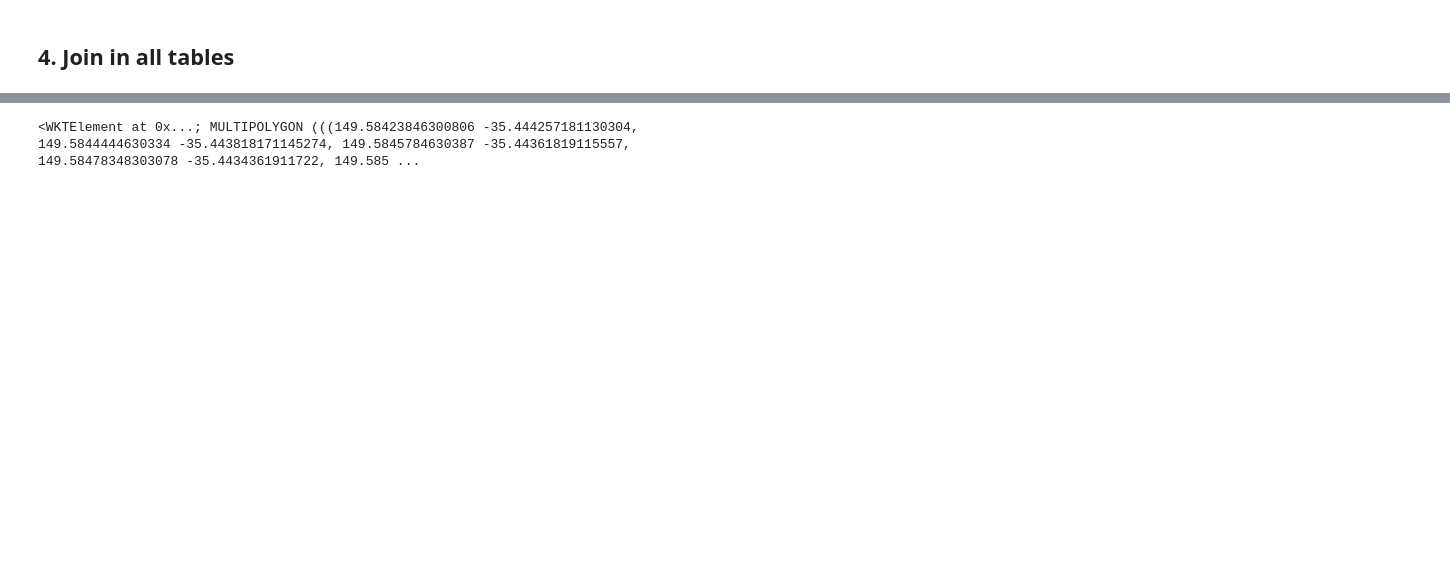
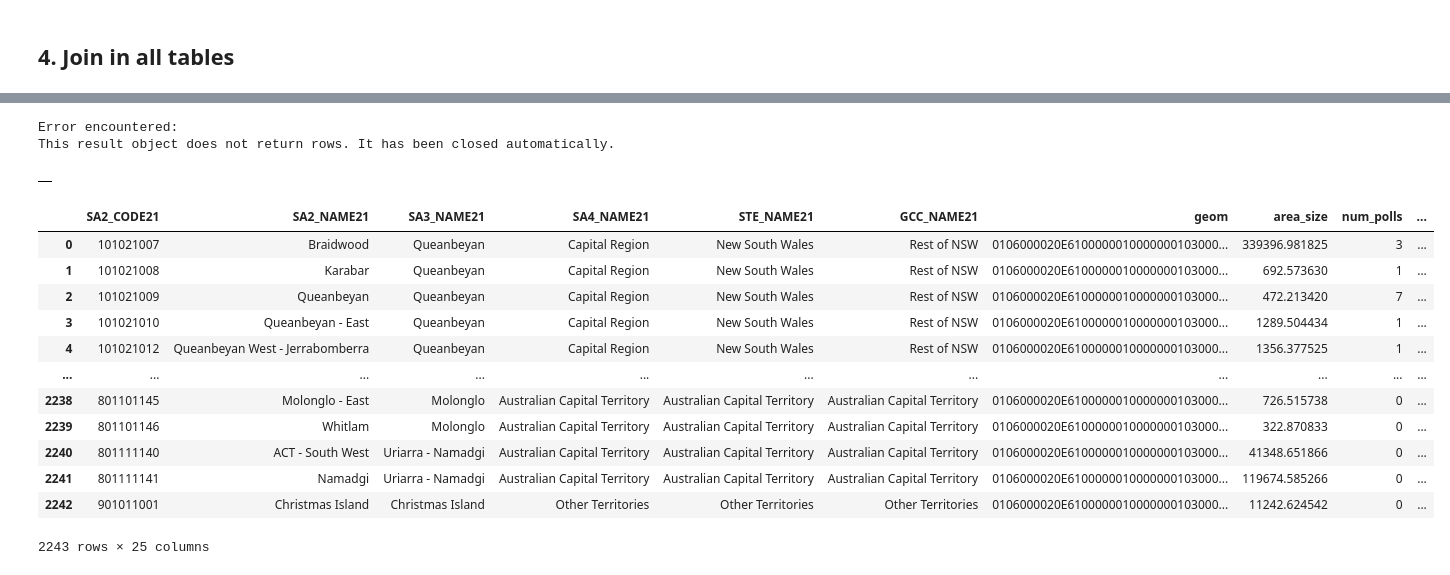
Before and after one commit to MichelangeloNardi/DATA2901--2024S1, a Jupyter notebook: Data Validation_JL.ipynb, the cells around one changed output, grey strips where cells are left out. Saved outputs shown, nothing was run; the diff lists cells and outputs as text; code cells hidden in the pictures; blank space fills up the shorter version.

Commit message:
updated joins results for task 3

```diff
--- a/Data Validation_JL.ipynb
+++ b/Data Validation_JL.ipynb
@@ -1659,4 +1690,68 @@ group by 1,2,3,4,5,6,7,8,9,10,11,12,13,14,15,16,17,18,19,20
-# %%
-df_sa2.geom[0]
-# %% [output]
-<WKTElement at 0x...; MULTIPOLYGON (((149.58423846300806 -35.444257181130304, 149.5844444630334 -35.443818171145274, 149.5845784630387 -35.44361819115557, 149.58478348303078 -35.4434361911722, 149.585 ...
+# %%
+query_conntent = '''
+drop table if exists combined_task3;
+create table combined_task3 as
+with poi as(
+select c.*
+,sum(case  when properties_poitype in (
+	'Park','Picnic Area','Sports Field','Ambulance Station','Academy','Tourist Information Centre','University','Zoo'
+	,'Technical College','Integrated Health Service','','Art Gallery'
+	,'Library','Preschool','Embassy','Child Care Centre','Cycling Track','Athletics Track','Psychiatric Hospital'
+	,'Sports Court','Shopping Centre','Post Office','Museum','Airport','General Hospital','TAFE College',
+	'Sports Centre','Court House','Outdoor Theatre','Special School','Community Medical Centre') then 1
+	when  properties_poitype in ('Place of Worship','Dog Track','Tourist Park / Home Village','Retirement Village','Golf Course'
+	  ,'Local Government Chambers','Power Station - Hydro','Community Facility','Education Facility','Lighthouse'
+	  ,'Showground','Parking Area','Tourist Attraction','Fire Station','Power Station - Fuel Driven','Marina','Police Station'
+	  ,'Motor Racing Track','Swimming Pool','Community Home') then 0.5
+	when  properties_poitype in ('Camping Ground','Lookout') then 0.25
+									   else 0
+	 end) as poi_weights
+from combined c
+left join poi p on st_contains(c.geom,p.geometry_coordinates)
+-- where "GCC_NAME21" = 'Greater Sydney'
+group by 1,2,3,4,5,6,7,8,9,10,11,12,13,14,15,16,17,18,19,20
+	)
+	,green as (
+		select p.*, sum(g.weights) as green_weights
+		from poi p
+	left join task_3_green g on st_intersects(p.geom,g.geom)
+	group by 1,2,3,4,5,6,7,8,9,10,11,12,13,14,15,16,17,18,19,20,21
+	)
+	,school as (
+		select cast(exams_sat as int) as exams_sat
+					,cast("HSC_studen" as int) as hsc_student
+					,cast(cast(substr(school_ach,1,length(school_ach)-1) as float)/100 as decimal(20,2)) as school_achievement
+					,geom
+					from task_3_school_data
+	)
+	select
+	g.*
+	,sum(exams_sat) as exams_sat
+	,sum(hsc_student) as hsc_student
+	,max(school_achievement) as school_achievement
+	from green g
+	left join school s on st_contains(g.geom,s.geom)
+	group by 1,2,3,4,5,6,7,8,9,10,11,12,13,14,15,16,17,18,19,20,21,22
+    '''
+query(conn,query_conntent)
+# %% [output]
+Error encountered:
+This result object does not return rows. It has been closed automatically.
+|  |
+# %%
+df_task3 = query(conn, "select * from combined_task3")
+df_task3
+# %% [output]
+|  | SA2_CODE21 | SA2_NAME21 | SA3_NAME21 | SA4_NAME21 | STE_NAME21 | GCC_NAME21 | geom | area_size | num_polls | ... |
+| 0 | 101021007 | Braidwood | Queanbeyan | Capital Region | New South Wales | Rest of NSW | 0106000020E6100000010000000103000... | 339396.981825 | 3 | ... |
+| 1 | 101021008 | Karabar | Queanbeyan | Capital Region | New South Wales | Rest of NSW | 0106000020E6100000010000000103000... | 692.573630 | 1 | ... |
+| 2 | 101021009 | Queanbeyan | Queanbeyan | Capital Region | New South Wales | Rest of NSW | 0106000020E6100000010000000103000... | 472.213420 | 7 | ... |
+| 3 | 101021010 | Queanbeyan - East | Queanbeyan | Capital Region | New South Wales | Rest of NSW | 0106000020E6100000010000000103000... | 1289.504434 | 1 | ... |
+| 4 | 101021012 | Queanbeyan West - Jerrabomberra | Queanbeyan | Capital Region | New South Wales | Rest of NSW | 0106000020E6100000010000000103000... | 1356.377525 | 1 | ... |
+| ... | ... | ... | ... | ... | ... | ... | ... | ... | ... | ... |
+| 2238 | 801101145 | Molonglo - East | Molonglo | Australian Capital Territory | Australian Capital Territory | Australian Capital Territory | 0106000020E6100000010000000103000... | 726.515738 | 0 | ... |
+| 2239 | 801101146 | Whitlam | Molonglo | Australian Capital Territory | Australian Capital Territory | Australian Capital Territory | 0106000020E6100000010000000103000... | 322.870833 | 0 | ... |
+| 2240 | 801111140 | ACT - South West | Uriarra - Namadgi | Australian Capital Territory | Australian Capital Territory | Australian Capital Territory | 0106000020E6100000010000000103000... | 41348.651866 | 0 | ... |
+| 2241 | 801111141 | Namadgi | Uriarra - Namadgi | Australian Capital Territory | Australian Capital Territory | Australian Capital Territory | 0106000020E6100000010000000103000... | 119674.585266 | 0 | ... |
+| 2242 | 901011001 | Christmas Island | Christmas Island | Other Territories | Other Territories | Other Territories | 0106000020E6100000010000000103000... | 11242.624542 | 0 | ... |
+2243 rows × 25 columns
```
Also changed, not shown: parts of 17 cells of this notebook, 1 other file.
